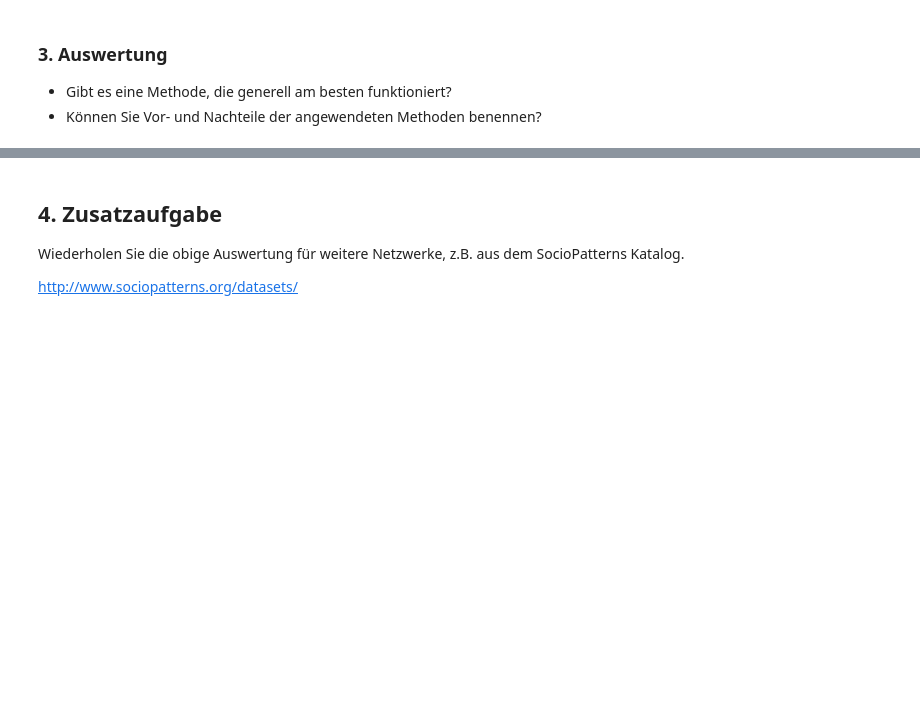
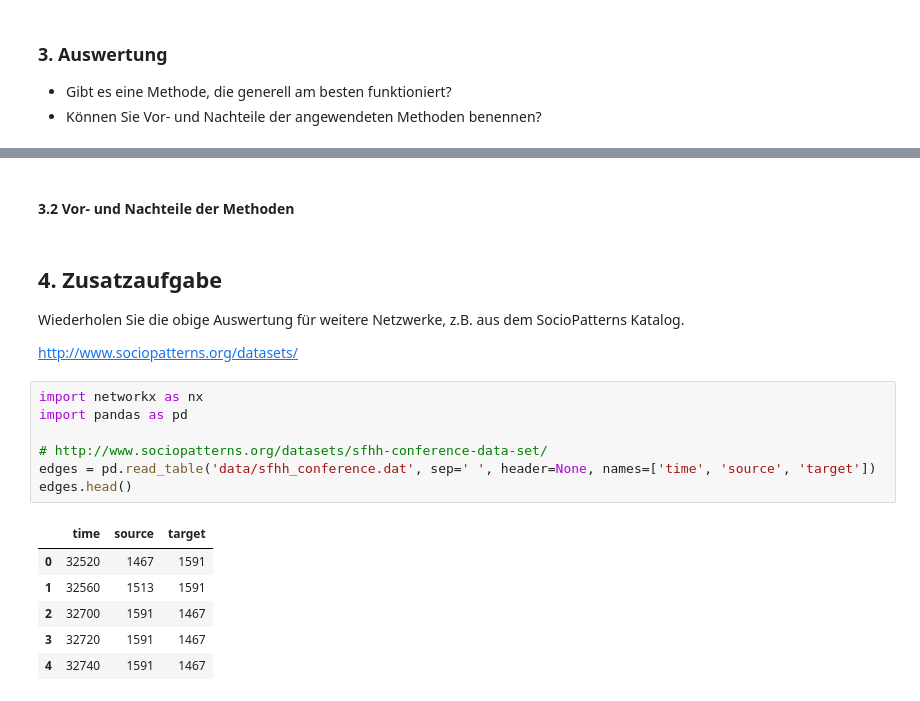
Before and after one commit to 0x6e66/link-prediction, a Jupyter notebook: link_prediction.ipynb, the cells around one changed output, grey strips where cells are left out. Drawn from its saved outputs; the diff is of its cells as text; blank space fills up the shorter version.

```diff
--- a/link_prediction.ipynb
+++ b/link_prediction.ipynb
@@ -186,6 +181,22 @@ for i, result in enumerate(results):
+# %% [markdown]
+#### 3.2 Vor- und Nachteile der Methoden
 # %% [markdown]
 ## 4. Zusatzaufgabe
 
 Wiederholen Sie die obige Auswertung für weitere Netzwerke, z.B. aus dem SocioPatterns Katalog.
 
 http://www.sociopatterns.org/datasets/
+# %%
+import networkx as nx
+import pandas as pd
+
+# http://www.sociopatterns.org/datasets/sfhh-conference-data-set/
+edges = pd.read_table('data/sfhh_conference.dat', sep=' ', header=None, names=['time', 'source', 'target'])
+edges.head()
+# %% [output]
+|  | time | source | target |
+| 0 | 32520 | 1467 | 1591 |
+| 1 | 32560 | 1513 | 1591 |
+| 2 | 32700 | 1591 | 1467 |
+| 3 | 32720 | 1591 | 1467 |
+| 4 | 32740 | 1591 | 1467 |
```
Also changed, not shown: parts of 9 cells of this notebook, 1 other file.
